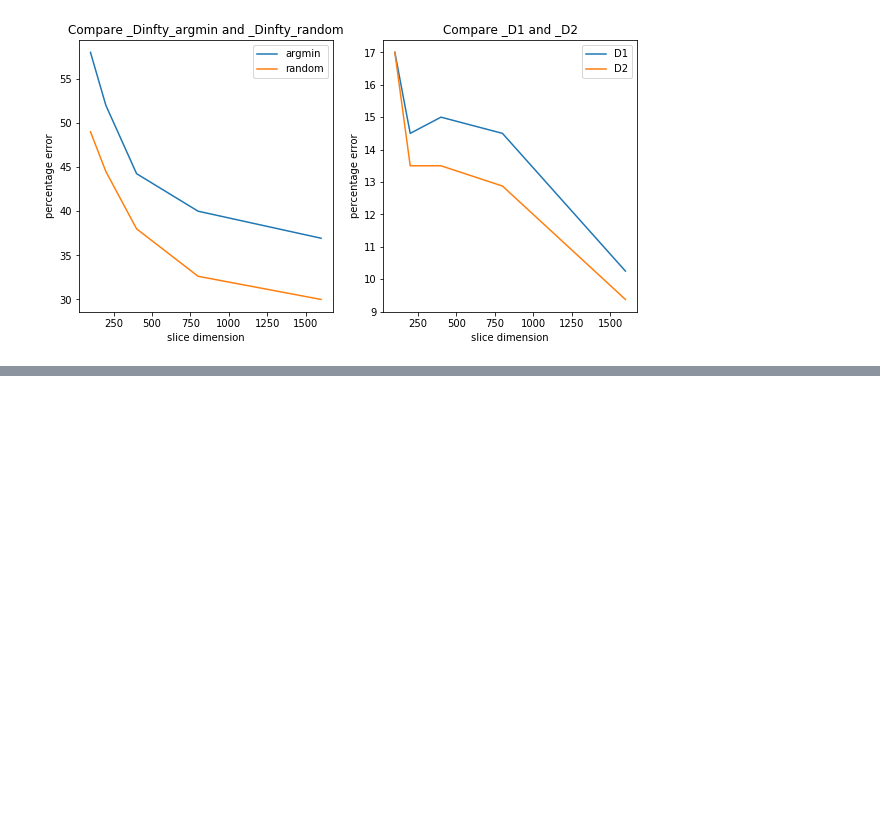
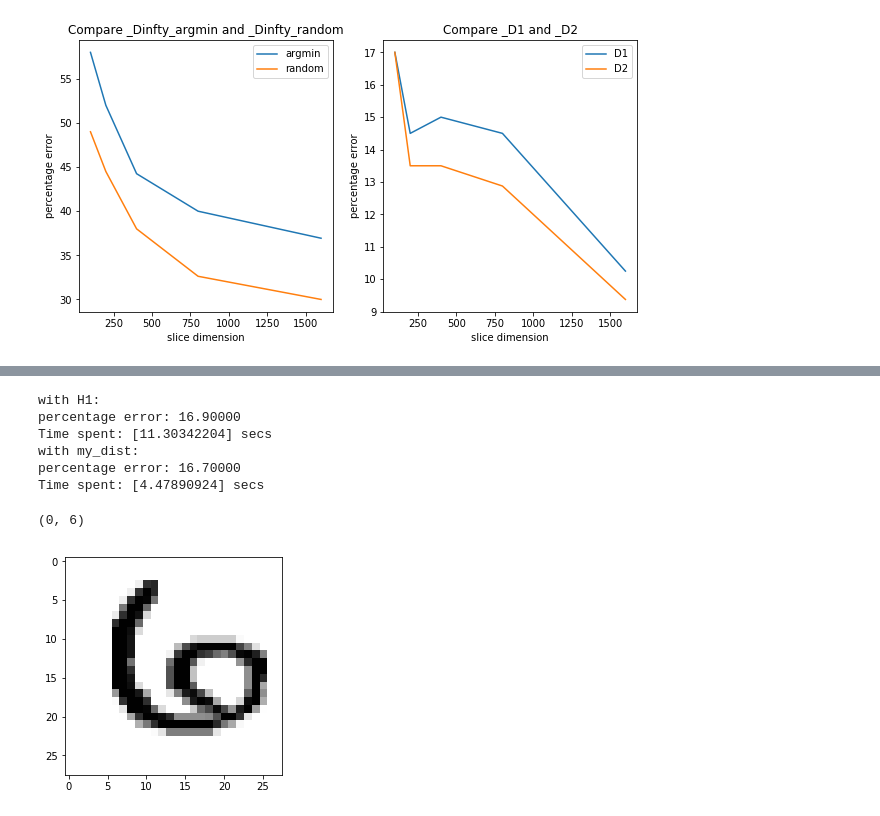
Before and after one commit to cpacilio/P1.4_seed, a Jupyter notebook: final_project/final_project_2.ipynb, the cells around one changed output, grey strips where cells are left out. Drawn from its saved outputs; the diff is of its cells as text; code cells hidden in the pictures; blank space fills up the shorter version.

```diff
--- a/final_project/final_project_2.ipynb
+++ b/final_project/final_project_2.ipynb
@@ -314,2 +327,55 @@ pprint(errors3)
+# %%
+## I create an environment to test
+## x_test with the new distances
+
+## new classifier
+def _DH1(T,G,j):
+    integrand = square(z_train[j]-T)+_Dsqr(gradients[j],G)
+    res = my_quad(integrand)
+    return res
+
+def my_dist2(T,G,j):
+    return abs(T-z_train[j]).sum()
+
+def classify2(T,G,dist,z_range):
+    all_distances = [dist(T,G,i) for i in range(z_range)]
+    digit = y_train[argmin(all_distances)]
+    return digit
+
+def my_test2(X,Y,dist):
+    errors = 0.
+    test_range = 1000
+    Tx = [X[i]/X[i].sum() for i in range(test_range)]
+    Gx = [gradient(Tx[i]) for i in range(test_range)]
+    Ty = Y[:test_range]
+    for i in range(test_range):
+        candidate = classify2(Tx[i],Gx[i],dist,1000)
+        if candidate != Ty[i]:
+            errors += 1
+    errors = errors*100/test_range
+    print("percentage error: %0.5f" % errors)
+# %%
+with Timer():
+    print('with H1: '), my_test2(x_test,y_test,_DH1)
+with Timer():
+    print('with my_dist: '), my_test2(x_test,y_test,my_dist2)
+# %% [output]
+with H1:
+percentage error: 16.90000
+Time spent: [11.30342204] secs
+with my_dist:
+percentage error: 16.70000
+Time spent: [4.47890924] secs
+# %%
+## Example
+## scooped!
+p = 54
+_=imshow(x_test[p], cmap='gray_r')
+xt = x_test[p]/x_test[p].sum()
+gt = gradient(xt)
+classify2(xt,gt,my_dist2,1000), y_test[p]
+# %% [output]
+(0, 6)
+[figure, added]
 # %%
 ## ASSIGNMENT 7
```
Also changed, not shown: parts of 16 cells of this notebook.
